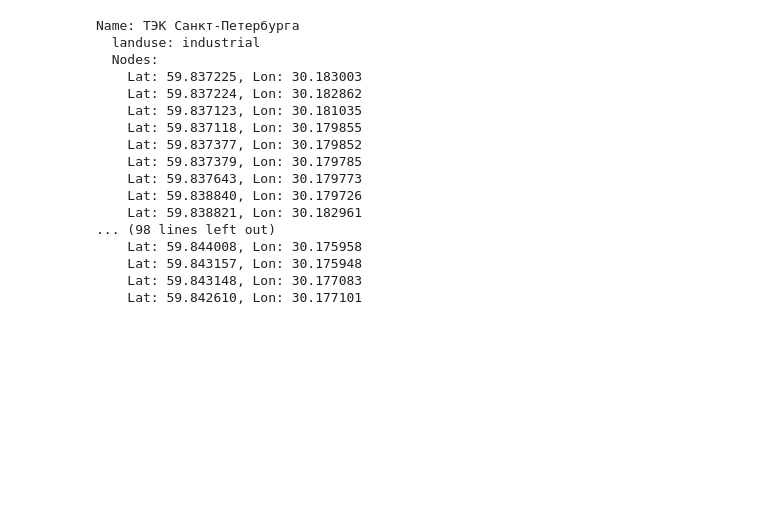
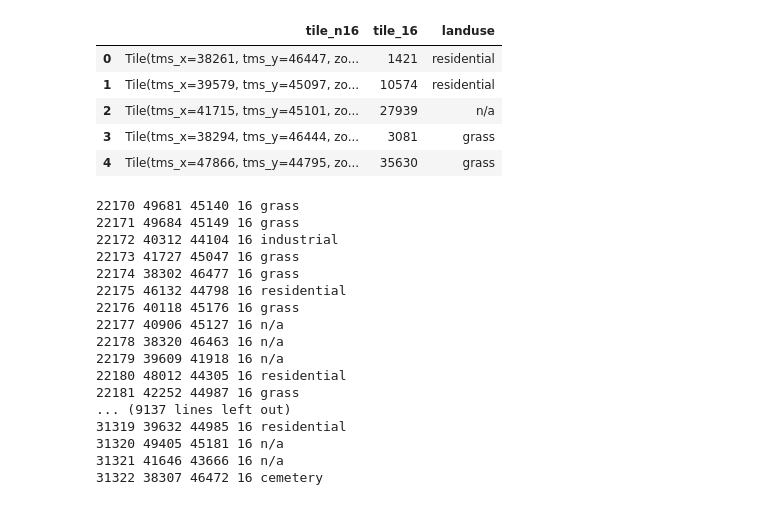
Before and after one commit to GavrilinEugene/raiffeisen_data_cup, a Jupyter notebook: etc/overpass_api_example.ipynb, the cells around one changed output. Drawn from its saved outputs; the diff is of its cells as text; code cells hidden in the pictures; blank space fills up the shorter version.

```diff
--- a/etc/overpass_api_example.ipynb
+++ b/etc/overpass_api_example.ipynb
@@ -14,25 +37,0 @@ result = api.query("""
-# %%
-for way in result.ways:
-    print("Name: %s" % way.tags.get("name", "n/a"))
-    print("  landuse: %s" % way.tags.get("landuse", "n/a"))
-    print("  Nodes:")
-    for node in way.nodes:
-        print("    Lat: %f, Lon: %f" % (node.lat, node.lon))
-# %% [output]
-Name: ТЭК Санкт-Петербурга
-  landuse: industrial
-  Nodes:
-    Lat: 59.837225, Lon: 30.183003
-    Lat: 59.837224, Lon: 30.182862
-    Lat: 59.837123, Lon: 30.181035
-    Lat: 59.837118, Lon: 30.179855
-    Lat: 59.837377, Lon: 30.179852
-    Lat: 59.837379, Lon: 30.179785
-    Lat: 59.837643, Lon: 30.179773
-    Lat: 59.838840, Lon: 30.179726
-    Lat: 59.838821, Lon: 30.182961
-... (98 lines left out)
-    Lat: 59.844008, Lon: 30.175958
-    Lat: 59.843157, Lon: 30.175948
-    Lat: 59.843148, Lon: 30.177083
-    Lat: 59.842610, Lon: 30.177101
@@ -38,0 +40,9 @@ Name: ТЭК Санкт-Петербурга
+# %%
+df_tiles.head()
+# %% [output]
+|  | tile_n16 | tile_16 | landuse |
+| 0 | Tile(tms_x=38261, tms_y=46447, zo... | 1421 | residential |
+| 1 | Tile(tms_x=39579, tms_y=45097, zo... | 10574 | residential |
+| 2 | Tile(tms_x=41715, tms_y=45101, zo... | 27939 | n/a |
+| 3 | Tile(tms_x=38294, tms_y=46444, zo... | 3081 | grass |
+| 4 | Tile(tms_x=47866, tms_y=44795, zo... | 35630 | grass |
@@ -38,0 +51,43 @@ Name: ТЭК Санкт-Петербурга
+# %%
+for index, row in df_tiles.iterrows():
+    tile = row['tile_n16']
+    x = int(tile.split('=')[1].split(',')[0])
+    y = int(tile.split('=')[2].split(',')[0])
+    z = int(tile.split('=')[3].split(',')[0].split(')')[0])
+
+    tile = Tile(x,y,z)
+    landuse = row['landuse']
+
+    if (landuse == '0') | (landuse == 0):
+        lat1 = tile.bounds[0][0]
+        lon1 = tile.bounds[0][1]
+        lat2 = tile.bounds[1][0]
+        lon2 = tile.bounds[1][1]
+        mean_cord = (lat1, lon1)
+
+        try:
+            landuse = get_landuse_data(mean_cord)
+            print (index, x,y,z, landuse)
+        except:
+            print ('dfgfr')
+            break
+
+        df_tiles.set_value(index,'landuse', landuse )
+# %% [output]
+22170 49681 45140 16 grass
+22171 49684 45149 16 grass
+22172 40312 44104 16 industrial
+22173 41727 45047 16 grass
+22174 38302 46477 16 grass
+22175 46132 44798 16 residential
+22176 40118 45176 16 grass
+22177 40906 45127 16 n/a
+22178 38320 46463 16 n/a
+22179 39609 41918 16 n/a
+22180 48012 44305 16 residential
+22181 42252 44987 16 grass
+... (9137 lines left out)
+31319 39632 44985 16 residential
+31320 49405 45181 16 n/a
+31321 41646 43666 16 n/a
+31322 38307 46472 16 cemetery
```
Also changed, not shown: parts of 9 cells of this notebook, 1 other file.
